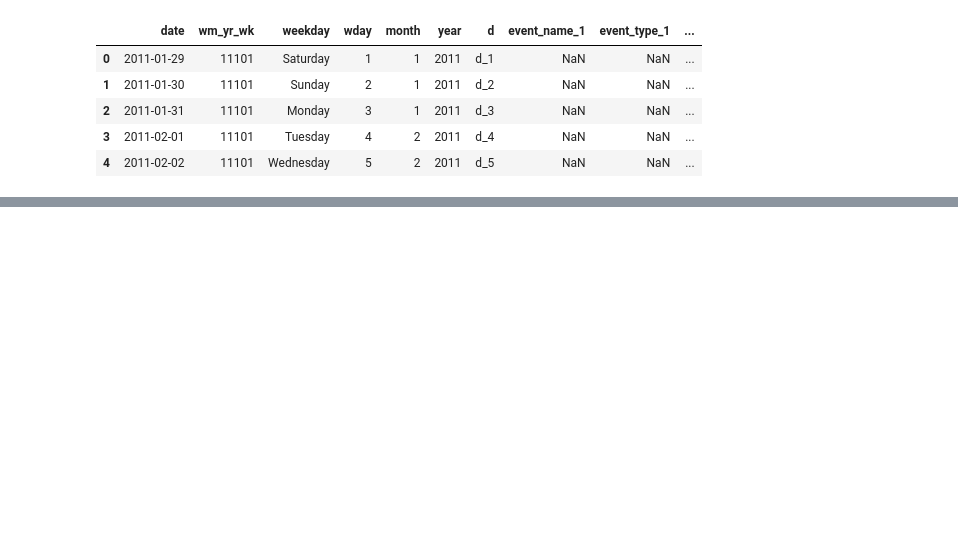
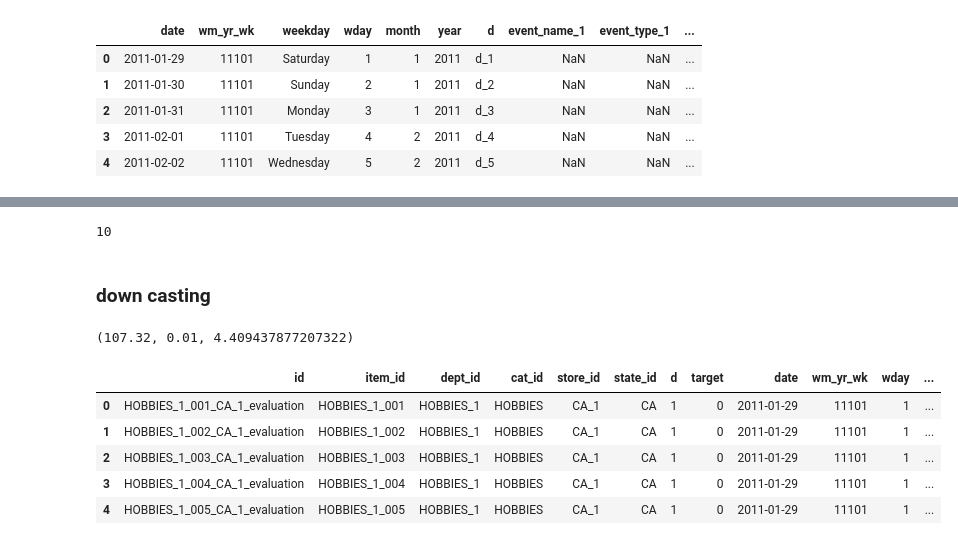
Before and after one commit to rfhussain/m5_kaggle, a Jupyter notebook: eda/21jun2020.ipynb, the cells around one changed output, grey strips where cells are left out. Saved outputs shown, nothing was run; the diff lists cells and outputs as text; code cells hidden in the pictures; blank space fills up the shorter version.

```diff
--- a/eda/21jun2020.ipynb
+++ b/eda/21jun2020.ipynb
@@ -86,0 +379,26 @@ df_ste_rows.day.max()
+# %%
+dfmain.store_id.nunique()
+# %% [output]
+10
+# %% [markdown]
+### down casting
+# %%
+dfmain.store_id = dfmain.store_id.astype('category')
+dfmain.snap_CA  = dfmain.snap_CA.astype('int8')
+dfmain.snap_TX  = dfmain.snap_TX.astype('int8')
+dfmain.snap_WI  = dfmain.snap_WI.astype('int8')
+# %%
+dfmain.sell_price.max(), dfmain.sell_price.min(), dfmain.sell_price.mean()
+# %% [output]
+(107.32, 0.01, 4.409437877207322)
+# %%
+dfmain.sell_price = dfmain.sell_price.astype('float16')
+# %%
+dfmain.head()
+# %% [output]
+|  | id | item_id | dept_id | cat_id | store_id | state_id | d | target | date | wm_yr_wk | wday | ... |
+| 0 | HOBBIES_1_001_CA_1_evaluation | HOBBIES_1_001 | HOBBIES_1 | HOBBIES | CA_1 | CA | 1 | 0 | 2011-01-29 | 11101 | 1 | ... |
+| 1 | HOBBIES_1_002_CA_1_evaluation | HOBBIES_1_002 | HOBBIES_1 | HOBBIES | CA_1 | CA | 1 | 0 | 2011-01-29 | 11101 | 1 | ... |
+| 2 | HOBBIES_1_003_CA_1_evaluation | HOBBIES_1_003 | HOBBIES_1 | HOBBIES | CA_1 | CA | 1 | 0 | 2011-01-29 | 11101 | 1 | ... |
+| 3 | HOBBIES_1_004_CA_1_evaluation | HOBBIES_1_004 | HOBBIES_1 | HOBBIES | CA_1 | CA | 1 | 0 | 2011-01-29 | 11101 | 1 | ... |
+| 4 | HOBBIES_1_005_CA_1_evaluation | HOBBIES_1_005 | HOBBIES_1 | HOBBIES | CA_1 | CA | 1 | 0 | 2011-01-29 | 11101 | 1 | ... |
```
Also changed, not shown: parts of 53 cells of this notebook, 3 other files.
